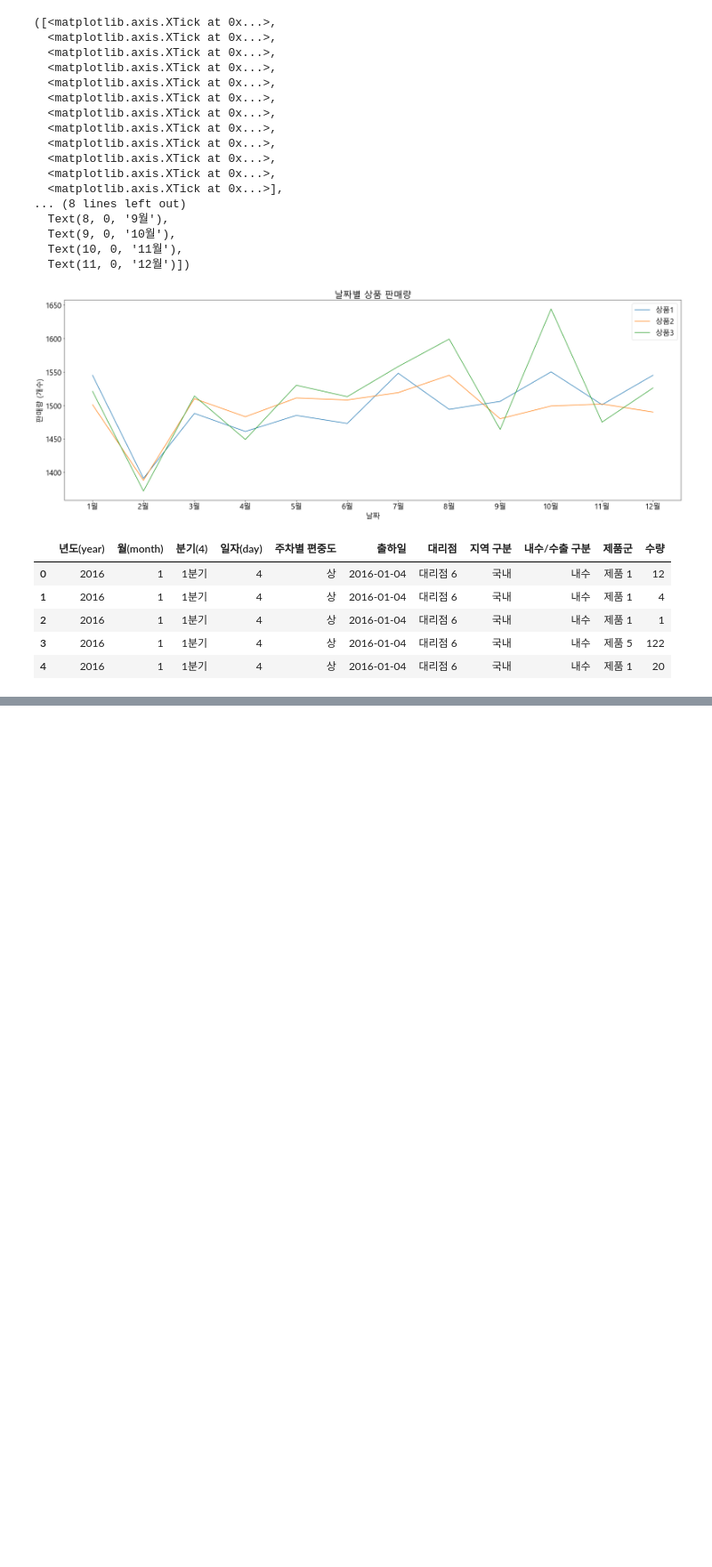
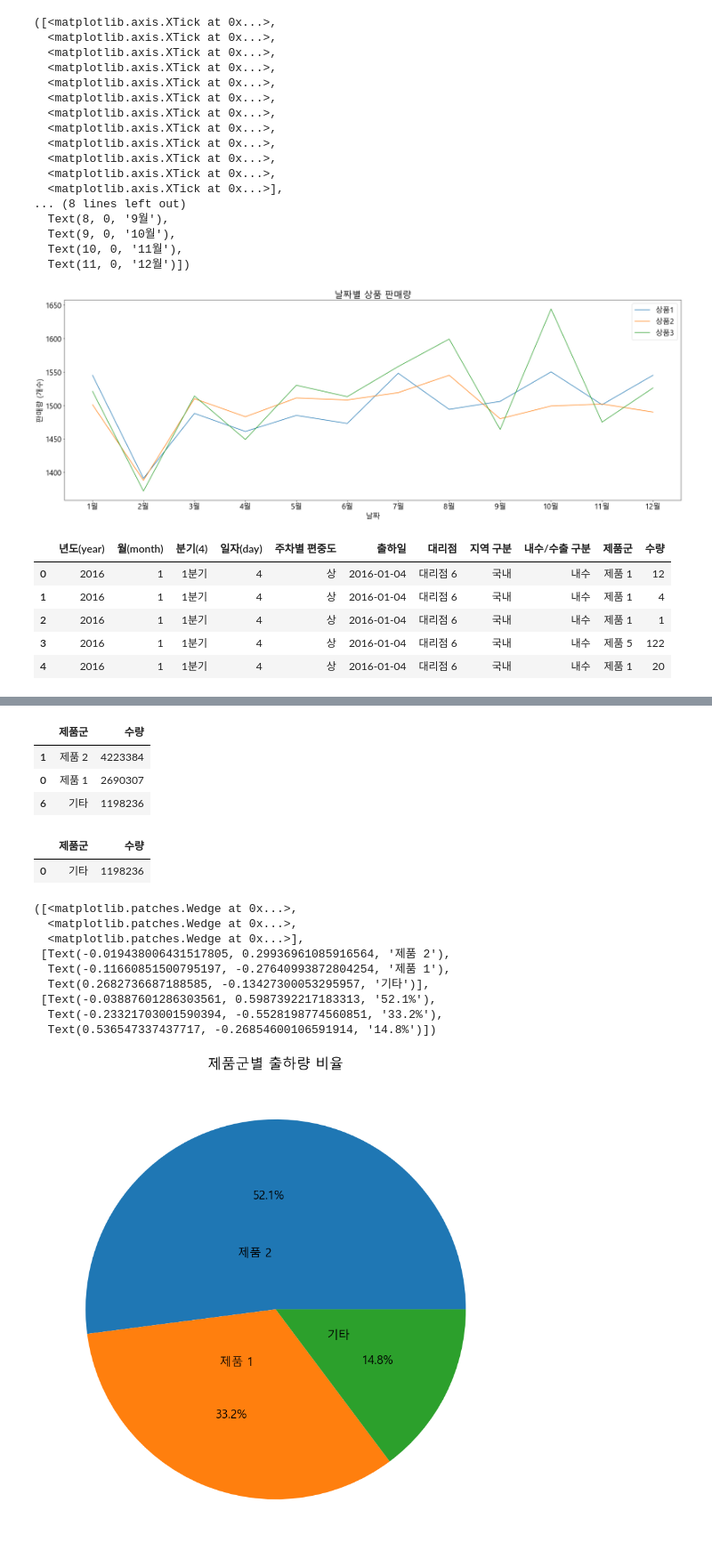
Before and after one commit to Huni0318/preprocessing, a Jupyter notebook: 07. 연습/practice1.ipynb, the cells around one changed output, grey strips where cells are left out. Shown at 89% size. Saved outputs shown, nothing was run; the diff lists cells and outputs as text; code cells hidden in the pictures; blank space fills up the shorter version.

```diff
--- a/07. 연습/practice1.ipynb
+++ b/07. 연습/practice1.ipynb
@@ -485,0 +565,37 @@ df.head()
+# %%
+# 기타 행 추가
+other_row = pd.DataFrame({"제품군":['기타'],
+                          '수량':[grouped_df1.sort_values(by = '수량')['수량'].iloc[:4].sum()]})
+
+grouped_df = pd.concat([grouped_df1, other_row], axis = 0, ignore_index = True)
+grouped_df = grouped_df.sort_values(by = '수량', ascending = False).iloc[:3]
+grouped_df
+# %% [output]
+|  | 제품군 | 수량 |
+| 1 | 제품 2 | 4223384 |
+| 0 | 제품 1 | 2690307 |
+| 6 | 기타 | 1198236 |
+# %%
+other_row
+# %% [output]
+|  | 제품군 | 수량 |
+| 0 | 기타 | 1198236 |
+# %%
+# 제품군별 출하량 합계 계산
+plt.title("제품군별 출하량 비율")
+
+plt.pie(x = grouped_df['수량'],
+        labels = grouped_df['제품군'],
+       labeldistance = 0.3,
+       autopct = '%1.1f%%')
+# %% [output]
+([<matplotlib.patches.Wedge at 0x...>,
+  <matplotlib.patches.Wedge at 0x...>,
+  <matplotlib.patches.Wedge at 0x...>],
+ [Text(-0.019438006431517805, 0.29936961085916564, '제품 2'),
+  Text(-0.11660851500795197, -0.27640993872804254, '제품 1'),
+  Text(0.2682736687188585, -0.13427300053295957, '기타')],
+ [Text(-0.03887601286303561, 0.5987392217183313, '52.1%'),
+  Text(-0.23321703001590394, -0.5528198774560851, '33.2%'),
+  Text(0.536547337437717, -0.26854600106591914, '14.8%')])
+[figure, added]
```
Also changed, not shown: parts of 14 cells of this notebook.
